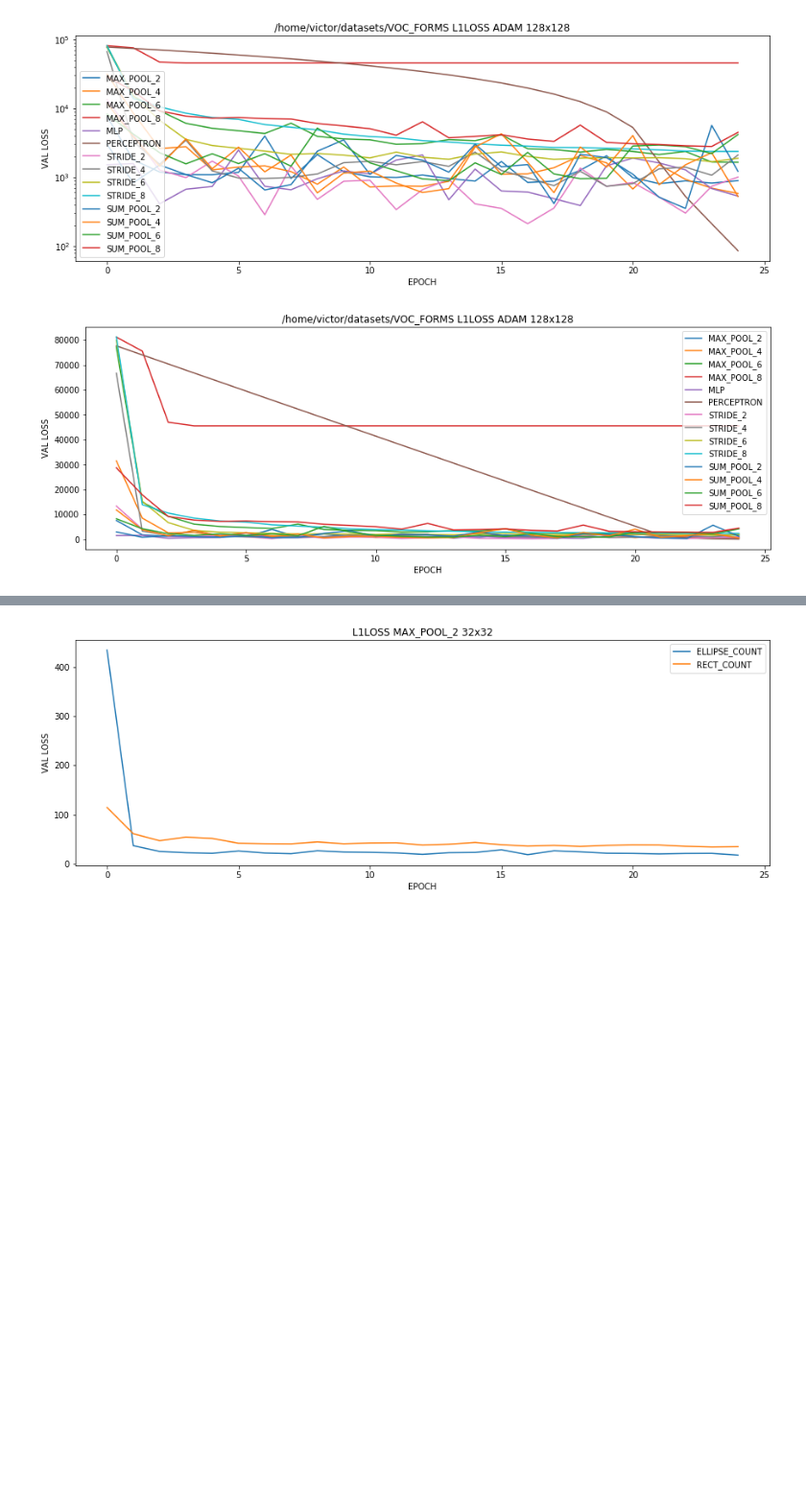
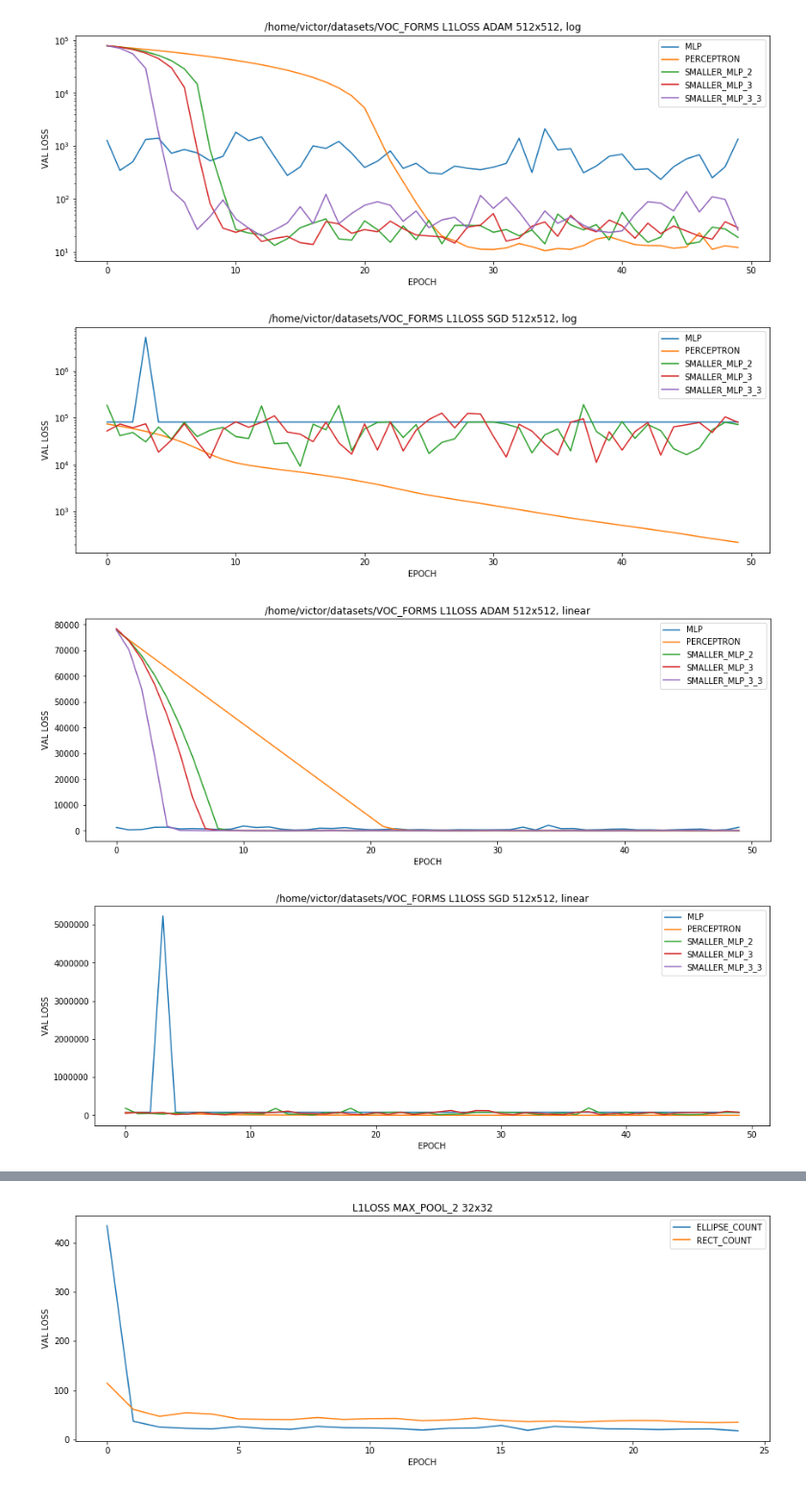
Before and after one commit to ViktorCosenza/areacnn, a Jupyter notebook: notebooks/visualization.ipynb, the cells around one changed output, grey strips where cells are left out. Shown at 96% size. Saved outputs shown, nothing was run; the diff lists cells and outputs as text; code cells hidden in the pictures; blank space fills up the shorter version.

```diff
--- a/notebooks/visualization.ipynb
+++ b/notebooks/visualization.ipynb
@@ -16,18 +31,20 @@ if not path.isdir('./results'): os.mkdir("./results")
 # %%
 for scale in ['log', 'linear']:
     for dt, dt_group in df.groupby(['dataset', 'loss_fn', 'optim']):
         plt.figure(figsize=(15, 5))
         for i, group in dt_group.groupby(['model_name']):
             label = f"{i}"
             plt.plot(group["epoch"], group["val_loss_avg"], label=f"{label}")
-        plt.title(f'{dt[0]} {dt[1]} {dt[2]} 128x128')
+        plt.title(f'{dt[0]} {dt[1]} {dt[2]} 512x512, {scale}')
         plt.xlabel('EPOCH')
         plt.ylabel('VAL LOSS')
         plt.legend()
         results_dest = f"./results/{CSV_RESULTS}/not_normalized"
         if not path.isdir(results_dest): os.makedirs(results_dest)
         plt.yscale(scale)
         plt.show(f'{results_dest}_val_losses.png')
 # %% [output]
-[figure, old version]
+[figure, new version]
-[figure, old version]
+[figure, new version]
+[figure, added]
+[figure, added]
```
Also changed, not shown: parts of 3 cells of this notebook, 11 other files.
